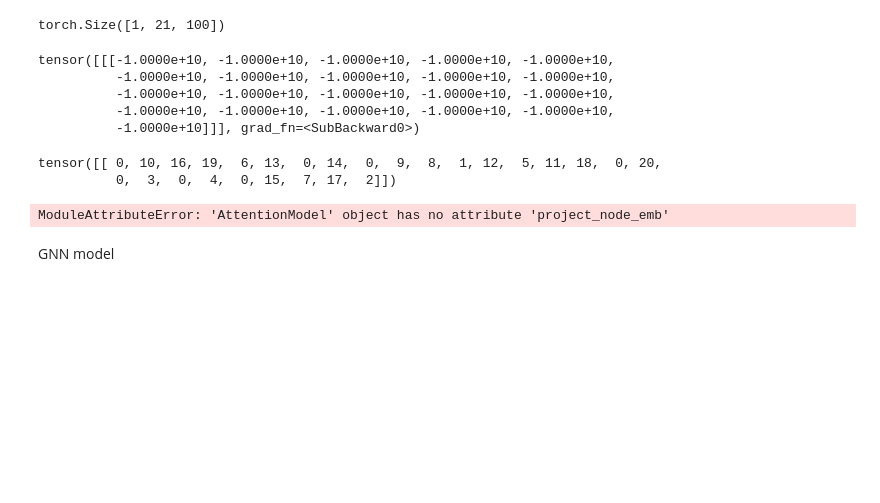
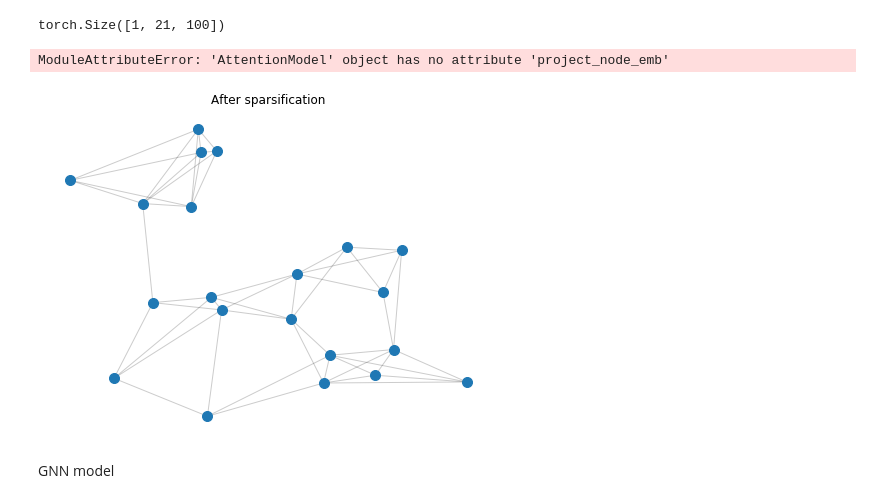
Before and after one commit to saveliybabin/VRP-solver, a Jupyter notebook: net-Copy1.ipynb, the cells around one changed output. Saved outputs shown, nothing was run; the diff lists cells and outputs as text; code cells hidden in the pictures; blank space fills up the shorter version.

```diff
--- a/net-Copy1.ipynb
+++ b/net-Copy1.ipynb
@@ -230,0 +227,11 @@ state
+# %%
+embeddings = model.embedder(model._init_embed(nodes), graph)
+# _log_p, pi = model._inner(nodes, graph, embeddings)
+
+# # Get predicted costs
+# cost, mask = model.problem.get_costs(nodes, pi)
+
+# # Log likelihood is calculated within the model since
+# # returning it per action does not work well with DataParallel
+# # (since sequences can be of different lengths)
+# ll = model._calc_log_likelihood(_log_p, pi, mask)
@@ -231,19 +255,4 @@ state
 # %%
-outputs = []
-sequences = []
-supervised = True
-# Create problem state for masking (tracks which nodes have been visited)
-state = self.problem.make_state(nodes, graph)
-
-# Compute keys, values for the glimpse and keys for the logits for reuse
-fixed = self._precompute(embeddings)
-
-batch_size, num_nodes, _ = nodes['loc'].shape
-
-# sequences.append(torch.zeros(batch_size).type(torch.int64))
-
-# Perform decoding steps
-i = 0
 while not (self.shrink_size is None and state.all_finished()):
 
     if self.shrink_size is not None:
@@ -261,6 +270,13 @@ while not (self.shrink_size is None and state.all_finished()):
     # Get log probabilities of next action
     log_p, mask = self._get_log_p(fixed, state)
 
+    cap_mask = (1 - state.demand * mask.type(torch.int64)[:, :, 1:].squeeze(1) - state.used_capacity) < 0
+    depot_mask = (cap_mask).sum(1) < cap_mask.size(1)*0.8
+    cap_mask_upd = torch.cat((depot_mask[:, None], cap_mask), 1)
+    total_mask = torch.logical_or(mask[:, 0, :], cap_mask_upd)
+    total_depot = (total_mask).sum(1) < cap_mask.size(1)*0.8
+    total_mask[:, 0] =  torch.logical_and(total_mask[:, 0], total_depot)
+
     # Select the indices of the next nodes in the sequences
     if self.problem.NAME == 'cvrp' and supervised:
         # Teacher-forcing during training in supervised mode
@@ -268,8 +284,10 @@ while not (self.shrink_size is None and state.all_finished()):
         selected = targets.index_select(dim=-1, index=t_idx).view(batch_size)
 
     else:
+        probs = log_p.exp()[:, 0, :]*(1 - cap_mask_upd.type(torch.int64))
+        probs[: , 0] += 0.0001
         selected = self._select_node(
-            log_p.exp()[:, 0, :], mask[:, 0, :])  # Squeeze out steps dimension
+            probs, total_mask)  # Squeeze out steps dimension
 
     # Update problem state
     state = state.update(selected)
@@ -297,5 +327,5 @@ sequences
 # %%
-self.decode_type = "greedy"
+model.decode_type = "greedy"
 # %%
 class_weights = None
 targets = bat['tour_nodes'].long()
@@ -747,7 +777,7 @@ if cvrplib:
 
 else:
     car_num = 5
-    test_example = val_dataset[10]
+    test_example = val_dataset[46]
     with torch.no_grad():
         add_depot_demand = torch.cat((torch.zeros(1), test_example['demand']), 0)
         add_depot_loc = torch.cat((test_example['depot'][None, :], test_example['loc']), 0)
@@ -806,14 +854 @@ while not (state.all_finished()):
-# %%
-log_p * 0 - 1e10
-# %% [output]
-tensor([[[-1.0000e+10, -1.0000e+10, -1.0000e+10, -1.0000e+10, -1.0000e+10,
-          -1.0000e+10, -1.0000e+10, -1.0000e+10, -1.0000e+10, -1.0000e+10,
-          -1.0000e+10, -1.0000e+10, -1.0000e+10, -1.0000e+10, -1.0000e+10,
-          -1.0000e+10, -1.0000e+10, -1.0000e+10, -1.0000e+10, -1.0000e+10,
-          -1.0000e+10]]], grad_fn=<SubBackward0>)
-# %%
-torch.stack(sequences, 1)
-# %% [output]
-tensor([[ 0, 10, 16, 19,  6, 13,  0, 14,  0,  9,  8,  1, 12,  5, 11, 18,  0, 20,
-          0,  3,  0,  4,  0, 15,  7, 17,  2]])
 # %%
@@ -838,12 +871,14 @@ edge_embeddings
 # %%
 # G = nx.from_numpy_array(1-test_example['graph'].numpy())
 G = nx.from_numpy_array(1-graph.cpu().numpy())
 G.remove_edges_from(nx.selfloop_edges(G))
-pos = {i: coord.numpy() for i, coord in enumerate(x[:, :2])}
+pos = {i: coord.numpy() for i, coord in enumerate(torch.cat((x['depot'][None, :], x['loc'][:, :2]), 0))}
 plt.figure(figsize=(8, 6))
 nx.draw_networkx_nodes(G, pos=pos, node_size=100)
 nx.draw_networkx_edges(G, pos=pos, alpha=0.2)
 plt.title('After sparsification')
 plt.axis('off')
 plt.show()
+# %% [output]
+[figure, added]
 # %%
```
Also changed, not shown: parts of 35 cells of this notebook.
